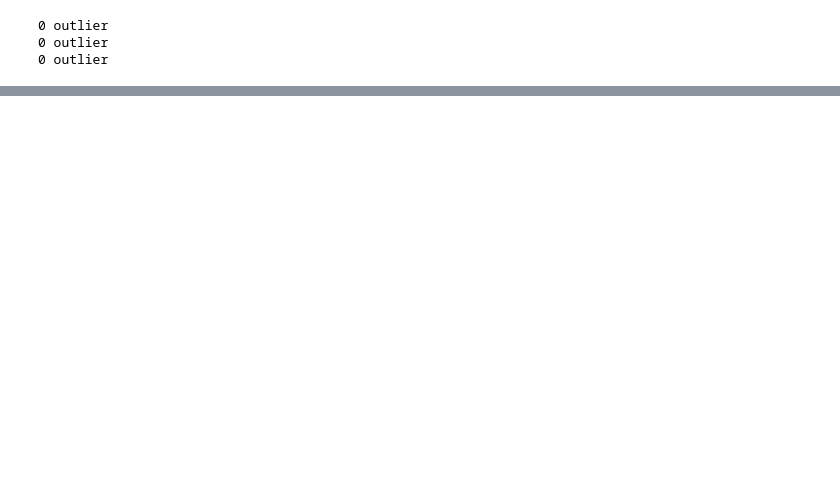
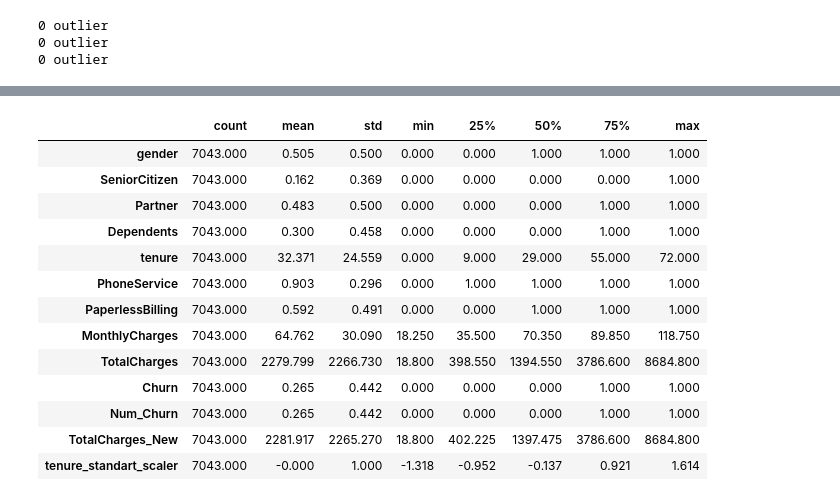
Before and after one commit to Boozkann/Telco_Churn_Analysis, a Jupyter notebook: Telco_Customer_Churn.ipynb, the cells around one changed output, grey strips where cells are left out. Saved outputs shown, nothing was run; the diff lists cells and outputs as text; code cells hidden in the pictures; blank space fills up the shorter version.

```diff
--- a/Telco_Customer_Churn.ipynb
+++ b/Telco_Customer_Churn.ipynb
@@ -545,0 +797,2 @@ for col in num_cols:
+# %%
+ss = StandardScaler()
@@ -545,0 +809,2 @@ for col in num_cols:
+# %%
+df["tenure_standart_scaler"] = ss.fit_transform(df[["tenure"]])
@@ -545,0 +820,17 @@ for col in num_cols:
+# %%
+df.describe().T
+# %% [output]
+|  | count | mean | std | min | 25% | 50% | 75% | max |
+| gender | 7043.000 | 0.505 | 0.500 | 0.000 | 0.000 | 1.000 | 1.000 | 1.000 |
+| SeniorCitizen | 7043.000 | 0.162 | 0.369 | 0.000 | 0.000 | 0.000 | 0.000 | 1.000 |
+| Partner | 7043.000 | 0.483 | 0.500 | 0.000 | 0.000 | 0.000 | 1.000 | 1.000 |
+| Dependents | 7043.000 | 0.300 | 0.458 | 0.000 | 0.000 | 0.000 | 1.000 | 1.000 |
+| tenure | 7043.000 | 32.371 | 24.559 | 0.000 | 9.000 | 29.000 | 55.000 | 72.000 |
+| PhoneService | 7043.000 | 0.903 | 0.296 | 0.000 | 1.000 | 1.000 | 1.000 | 1.000 |
+| PaperlessBilling | 7043.000 | 0.592 | 0.491 | 0.000 | 0.000 | 1.000 | 1.000 | 1.000 |
+| MonthlyCharges | 7043.000 | 64.762 | 30.090 | 18.250 | 35.500 | 70.350 | 89.850 | 118.750 |
+| TotalCharges | 7043.000 | 2279.799 | 2266.730 | 18.800 | 398.550 | 1394.550 | 3786.600 | 8684.800 |
+| Churn | 7043.000 | 0.265 | 0.442 | 0.000 | 0.000 | 0.000 | 1.000 | 1.000 |
+| Num_Churn | 7043.000 | 0.265 | 0.442 | 0.000 | 0.000 | 0.000 | 1.000 | 1.000 |
+| TotalCharges_New | 7043.000 | 2281.917 | 2265.270 | 18.800 | 402.225 | 1397.475 | 3786.600 | 8684.800 |
+| tenure_standart_scaler | 7043.000 | -0.000 | 1.000 | -1.318 | -0.952 | -0.137 | 0.921 | 1.614 |
```
Also changed, not shown: parts of 54 cells of this notebook.
